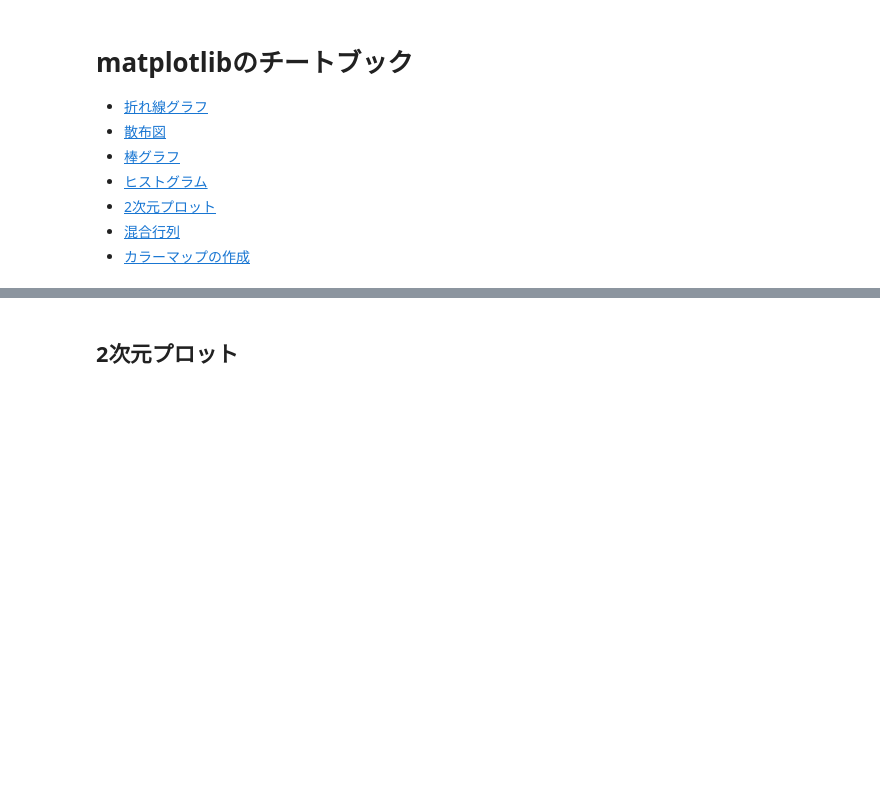
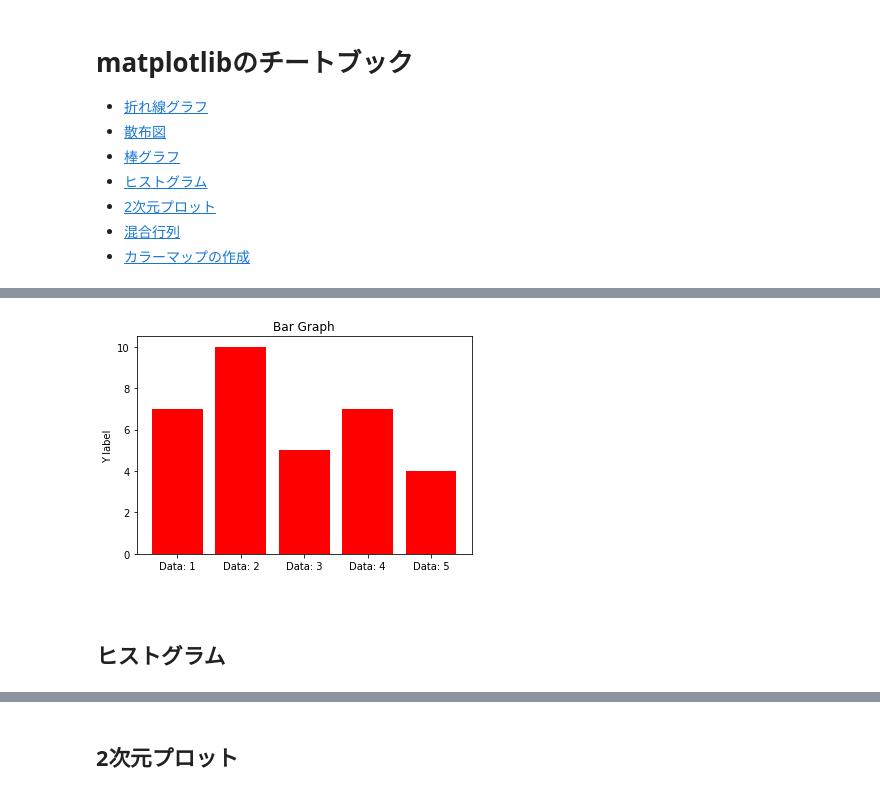
Before and after one commit to IkokObi/Reference, a Jupyter notebook: Python/matplotlib/matplotlib_cheatbook.ipynb, the cells around one changed output, grey strips where cells are left out. Saved outputs shown, nothing was run; the diff lists cells and outputs as text; code cells hidden in the pictures; blank space fills up the shorter version.

```diff
--- a/Python/matplotlib/matplotlib_cheatbook.ipynb
+++ b/Python/matplotlib/matplotlib_cheatbook.ipynb
@@ -157,0 +233,41 @@ histogram(counter_data=grades_counter)
+# %%
+def bar_graph(data, labels, color='red'):
+    """
+    棒グラフ
+
+    data : ndarray or list
+        棒グラフのデータ
+
+    labels : list
+        ラベルデータ
+
+    color : str
+        プロットの色
+    """
+    fig = plt.figure()
+    ax = fig.add_subplot(111)
+
+    xticks = np.arange(len(labels))  # 棒グラフのx軸を作成
+    ax.bar(xticks, data, color=color)  # 棒グラフ作成
+
+    ax.set_ylabel('Y label')  # y軸の設定
+    ax.set_ylim([0, 10.5])
+
+    ax.set_title('Bar Graph')  # タイトルの追加
+
+    ax.set_xticks(xticks)  # x軸の設定
+    ax.set_xticklabels(labels)  # x軸のラベルに映画名を配置
+
+    plt.show()
+# %%
+n_category = 5
+labels = ['Data: %d' % i for i in range(1, n_category+1)]
+data = np.random.randint(low=1, high=11, size=n_category)
+# %%
+bar_graph(data=data, labels=labels)
+# %% [output]
+[figure, added]
+# %% [markdown]
+<a name="histogram"></a>
+# %% [markdown]
+## ヒストグラム
```
Also changed, not shown: parts of 38 cells of this notebook.
